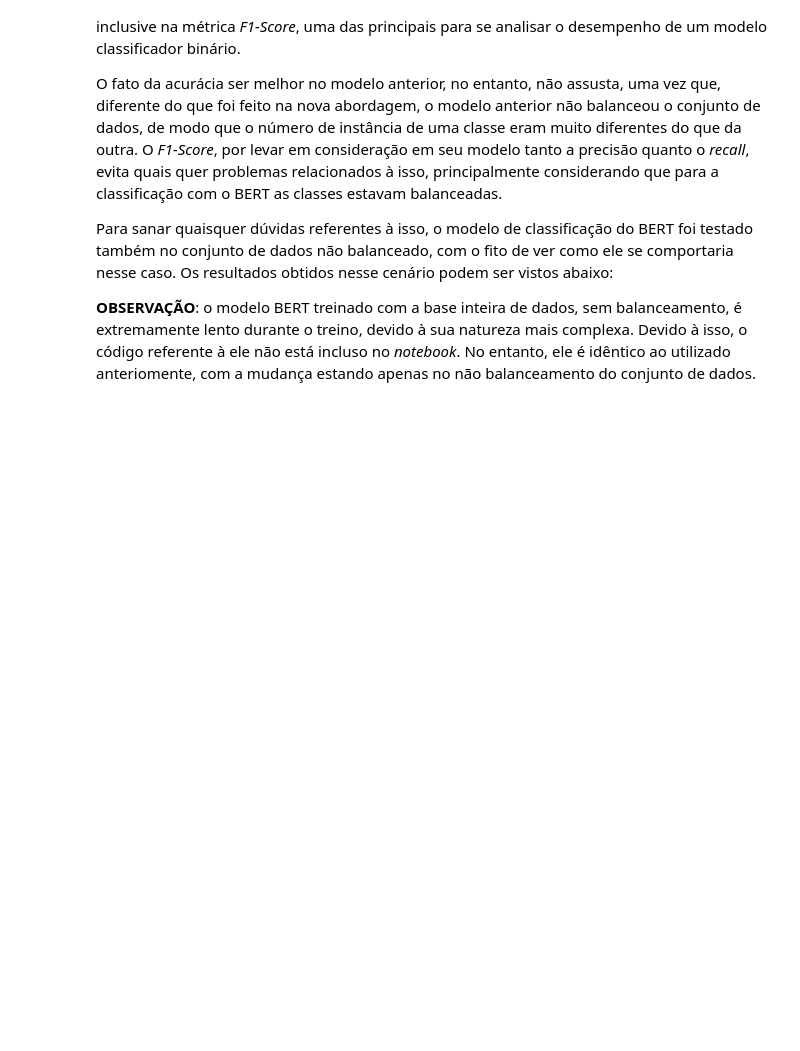
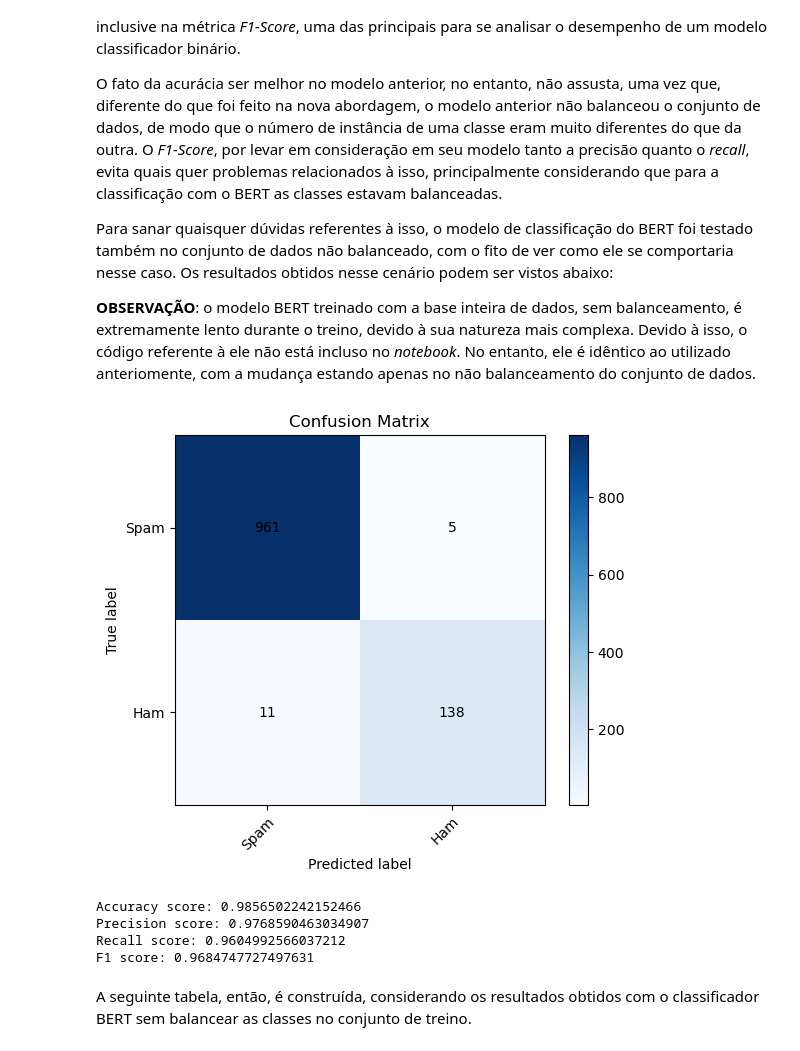
Before and after one commit to lframosferreira/cibersecurity-ufmg, a Jupyter notebook: project_1/classificacao-spam.ipynb, the cells around one changed output. Cells and saved outputs as stored; diff of their text form; code cells hidden in the pictures; blank space fills up the shorter version.

Commit message:
[NEW] adding data from not balanced dataset

```diff
--- a/project_1/classificacao-spam.ipynb
+++ b/project_1/classificacao-spam.ipynb
@@ -333,3 +333,47 @@ O fato da acurácia ser melhor no modelo anterior, no entanto, não assusta, uma
 Para sanar quaisquer dúvidas referentes à isso, o modelo de classificação do BERT foi testado também no conjunto de dados não balanceado, com o fito de ver como ele se comportaria nesse caso. Os resultados obtidos nesse cenário podem ser vistos abaixo:
 
 __OBSERVAÇÃO__: o modelo BERT treinado com a base inteira de dados, sem balanceamento, é extremamente lento durante o treino, devido à sua natureza mais complexa. Devido à isso, o código referente à ele não está incluso no *notebook*. No entanto, ele é idêntico ao utilizado anteriomente, com a mudança estando apenas no não balanceamento do conjunto de dados.
+# %%
+with open("data/not_balanced_results.json", "r") as file:
+    not_balanced_bert_results: dict = json.load(file)
+# %%
+confusion_matrix: np.array = np.array(not_balanced_bert_results["confusion_matrix"])
+labels: list[str] = ["Spam", "Ham"]
+
+fig, ax = plt.subplots()
+im = ax.imshow(confusion_matrix, cmap="Blues")
+
+cbar = ax.figure.colorbar(im, ax=ax)
+
+ax.set_xticks(np.arange(len(labels)))
+ax.set_yticks(np.arange(len(labels)))
+ax.set_xticklabels(labels)
+ax.set_yticklabels(labels)
+
+plt.setp(ax.get_xticklabels(), rotation=45, ha="right", rotation_mode="anchor")
+
+for i in range(len(labels)):
+    for j in range(len(labels)):
+        text = ax.text(
+            j, i, confusion_matrix[i, j], ha="center", va="center", color="black"
+        )
+
+ax.set_title("Confusion Matrix")
+plt.xlabel("Predicted label")
+plt.ylabel("True label")
+
+plt.show()
+# %% [output]
+[figure, added]
+# %%
+print(f"Accuracy score: {not_balanced_bert_results['accuracy_score']}")
+print(f"Precision score: {np.average(not_balanced_bert_results['precision_score'])}")
+print(f"Recall score: {np.average(not_balanced_bert_results['recall_score'])}")
+print(f"F1 score: {np.average(not_balanced_bert_results['f1_score'])}")
+# %% [output]
+Accuracy score: 0.9856502242152466
+Precision score: 0.9768590463034907
+Recall score: 0.9604992566037212
+F1 score: 0.9684747727497631
+# %% [markdown]
+A seguinte tabela, então, é construída, considerando os resultados obtidos com o classificador BERT sem balancear as classes no conjunto de treino.
```
Also changed, not shown: parts of 2 cells of this notebook, 1 other file.
